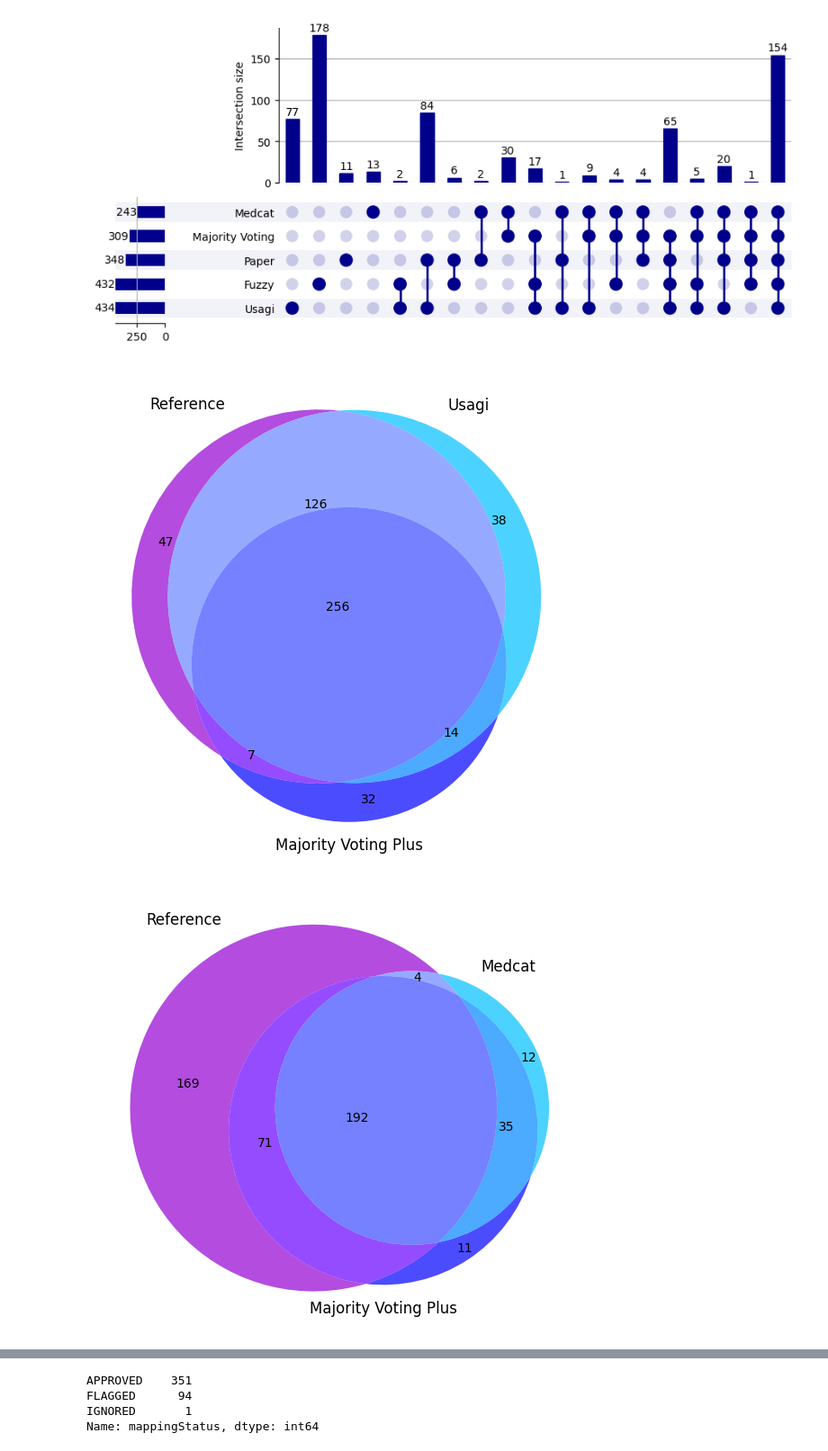
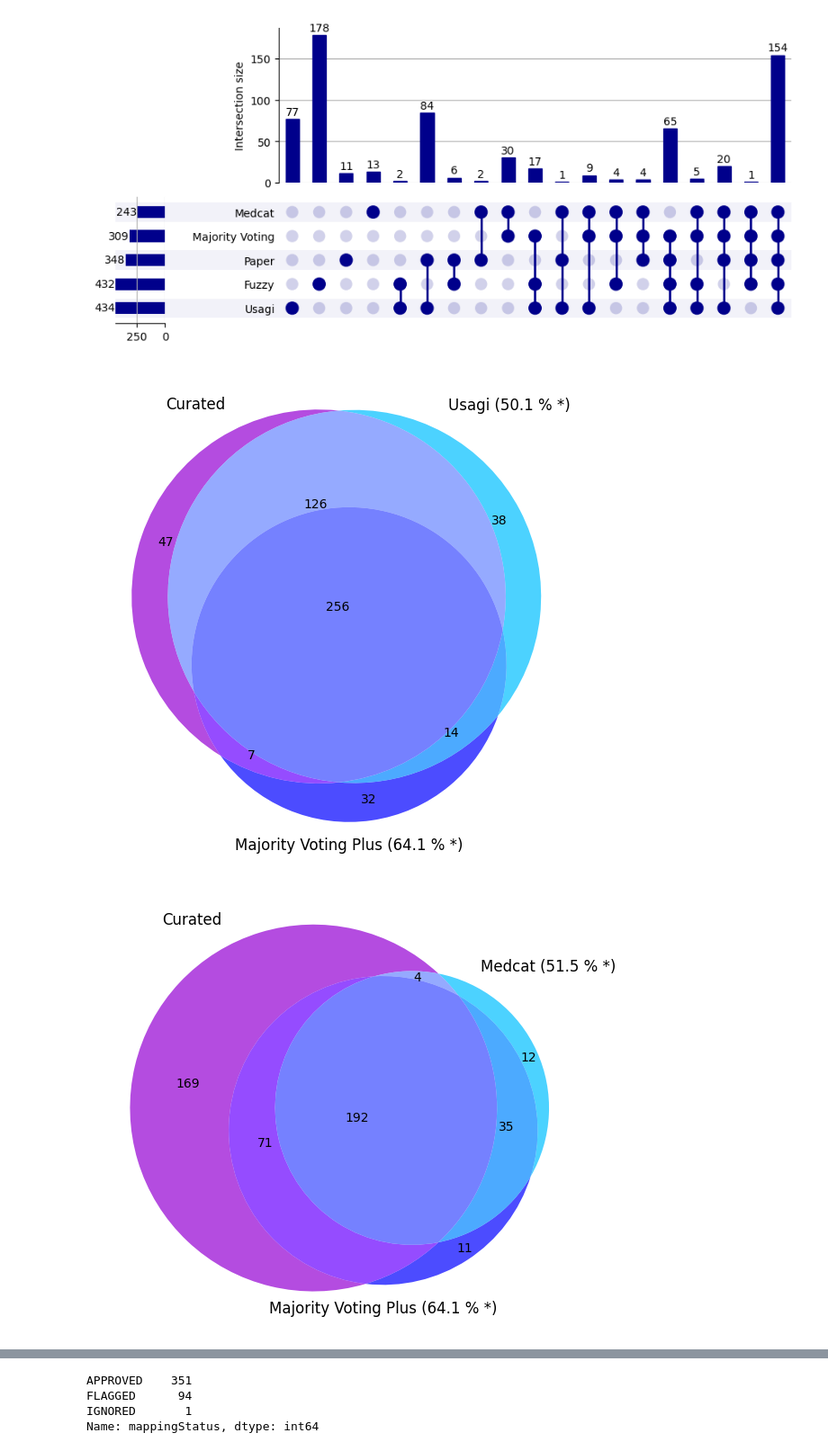
Before and after one commit to ryashpal/EHRQC, a Jupyter notebook: notebooks/python/concept_mapping/20002_non_cancer_illness.ipynb, the cells around one changed output, grey strips where cells are left out. Shown at 90% size. Drawn from its saved outputs; the diff is of its cells as text; code cells hidden in the pictures.

```diff
--- a/notebooks/python/concept_mapping/20002_non_cancer_illness.ipynb
+++ b/notebooks/python/concept_mapping/20002_non_cancer_illness.ipynb
@@ -864,49 +864,49 @@ sets['110'] = len(AB_only)     #110 denotes A on, B on, C off
 sets['101'] = len(AC_only)     #101 denotes A on, B off, C on
 sets['011'] = len(BC_only)     #011 denotes A off, B on, C on
 sets['111'] = len(ABC_overlap) #011 denotes A on, B on, C on
-labels = ('Reference', 'Usagi', 'Majority Voting Plus')
+labels = ('Curated', 'Usagi (50.1 % *)', 'Majority Voting Plus (64.1 % *)')
 plt.figure(figsize=(7,7))
 ax = plt.gca()
 venn3(subsets=sets, set_labels=labels, ax=ax,set_colors=
       ('darkviolet','deepskyblue','blue'),alpha=0.7)
 plt.show()
 # %% [output]
-[figure, old version]
+[figure, new version]
 # %%
 A = set(mergedDf['conceptId'])
 B = set(mergedDf['concept ID'])
 C = set(mergedDf['matching_concept_id_majority_voting'])
 
 AB_overlap = A & B  #compute intersection of set A & set B
 AC_overlap = A & C
 BC_overlap = B & C
 ABC_overlap = A & B & C
 A_rest = A - AB_overlap - AC_overlap #see left graphic
 B_rest = B - AB_overlap - BC_overlap
 C_rest = C - AC_overlap - BC_overlap
 AB_only = AB_overlap - ABC_overlap   #see right graphic
 AC_only = AC_overlap - ABC_overlap
 BC_only = BC_overlap - ABC_overlap
 
 from collections import Counter
 from matplotlib_venn import venn2, venn3
 import matplotlib.pyplot as plt
 sets = Counter()               #set order A, B, C
 sets['100'] = len(A_rest)      #100 denotes A on, B off, C off
 sets['010'] = len(B_rest)      #010 denotes A off, B on, C off
 sets['001'] = len(C_rest)      #001 denotes A off, B off, C on
 sets['110'] = len(AB_only)     #110 denotes A on, B on, C off
 sets['101'] = len(AC_only)     #101 denotes A on, B off, C on
 sets['011'] = len(BC_only)     #011 denotes A off, B on, C on
 sets['111'] = len(ABC_overlap) #011 denotes A on, B on, C on
-labels = ('Reference', 'Medcat', 'Majority Voting Plus')
+labels = ('Curated', 'Medcat (51.5 % *)', 'Majority Voting Plus (64.1 % *)')
 plt.figure(figsize=(7,7))
 ax = plt.gca()
 venn3(subsets=sets, set_labels=labels, ax=ax,set_colors=
       ('darkviolet','deepskyblue','blue'),alpha=0.7)
 plt.show()
 # %% [output]
-[figure, old version]
+[figure, new version]
 # %%
 A = set(mergedDf['concept ID'])
 B = set(mergedDf['matching_concept_id_fuzzy'])
```
Also changed, not shown: parts of 12 cells of this notebook, 3 other files.
